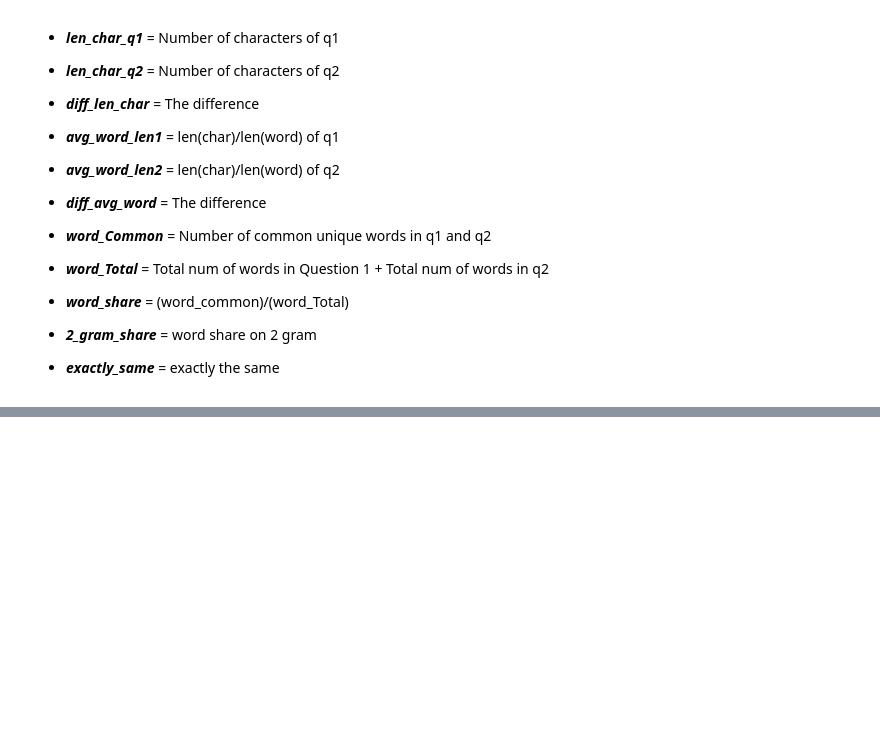
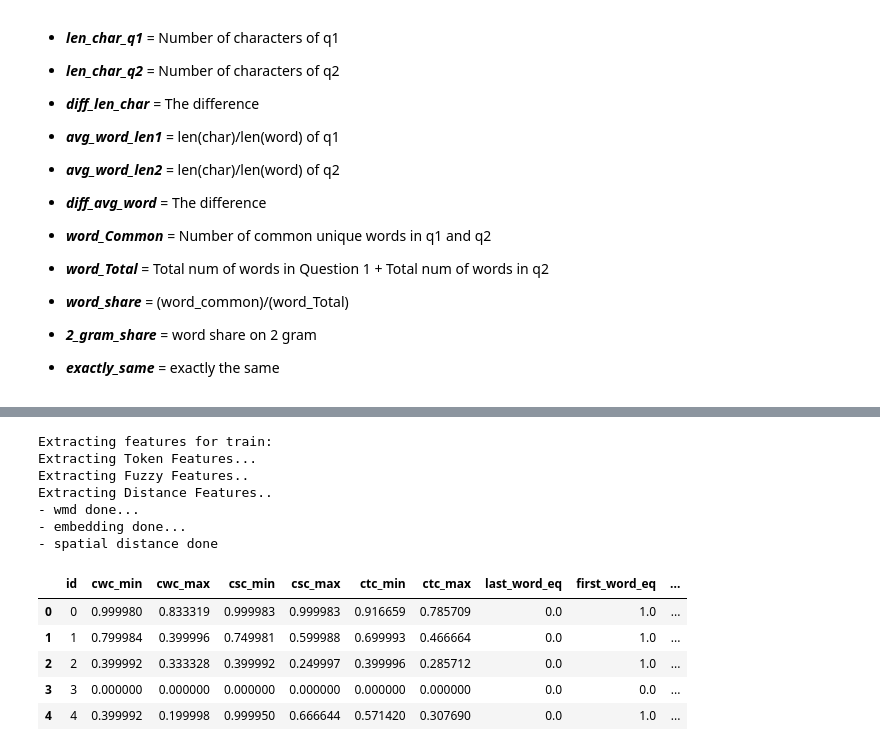
Before and after one commit to sebinbyju007/Intelligent_QA_using_Deep_Learning, a Jupyter notebook: feature_engineering.ipynb, the cells around one changed output, grey strips where cells are left out. Drawn from its saved outputs; the diff is of its cells as text; code cells hidden in the pictures; blank space fills up the shorter version.

```diff
--- a/feature_engineering.ipynb
+++ b/feature_engineering.ipynb
@@ -189,0 +290,3 @@ df.head()
+# %%
+glove2word2vec(glove_input_file="/content/drive/MyDrive/Project/glove.840B.300d.txt", word2vec_output_file="glove_vectors.txt")
+glove_model = KeyedVectors.load_word2vec_format("glove_vectors.txt", binary=False)
@@ -189,0 +406,53 @@ df.head()
+# %%
+def extract_features(df):
+    df["question1"] = df["question1"].fillna("").apply(preprocess)
+    df["question2"] = df["question2"].fillna("").apply(preprocess)
+
+    print("Extracting Token Features...")
+
+    token_features = df.apply(lambda x: get_token_features(x["question1"], x["question2"]), axis=1)
+
+    df["cwc_min"]       = list(map(lambda x: x[0], token_features))
+    df["cwc_max"]       = list(map(lambda x: x[1], token_features))
+    df["csc_min"]       = list(map(lambda x: x[2], token_features))
+    df["csc_max"]       = list(map(lambda x: x[3], token_features))
+    df["ctc_min"]       = list(map(lambda x: x[4], token_features))
+    df["ctc_max"]       = list(map(lambda x: x[5], token_features))
+    df["last_word_eq"]  = list(map(lambda x: x[6], token_features))
+    df["first_word_eq"] = list(map(lambda x: x[7], token_features))
+    df["abs_len_diff"]  = list(map(lambda x: x[8], token_features))
+    df["mean_len"]      = list(map(lambda x: x[9], token_features))
+
+    print("Extracting Fuzzy Features..")
+
+    df["token_set_ratio"]       = df.apply(lambda x: fuzz.token_set_ratio(x["question1"], x["question2"]), axis=1)
+    df["token_sort_ratio"]      = df.apply(lambda x: fuzz.token_sort_ratio(x["question1"], x["question2"]), axis=1)
+    df["fuzz_ratio"]            = df.apply(lambda x: fuzz.QRatio(x["question1"], x["question2"]), axis=1)
+    df["fuzz_partial_ratio"]    = df.apply(lambda x: fuzz.partial_ratio(x["question1"], x["question2"]), axis=1)
+    df["longest_substr_ratio"]  = df.apply(lambda x: get_longest_substr_ratio(x["question1"], x["question2"]), axis=1)
+    return df
+# %%
+if os.path.isfile('feature_nlp.csv'):
+    df_nlp = pd.read_csv("feature_nlp.csv",encoding='latin-1')
+else:
+    print("Extracting features for train:")
+    df = pd.read_csv("/content/drive/MyDrive/Project/train.csv.zip")
+    df = extract_features(df)
+    df = get_distance_features(df)
+    df = df.drop(['qid1','qid2','question1','question2','is_duplicate'], axis=1)
+    df.to_csv("feature_nlp.csv", index=False)
+df.head()
+# %% [output]
+Extracting features for train:
+Extracting Token Features...
+Extracting Fuzzy Features..
+Extracting Distance Features..
+- wmd done...
+- embedding done...
+- spatial distance done
+|  | id | cwc_min | cwc_max | csc_min | csc_max | ctc_min | ctc_max | last_word_eq | first_word_eq | ... |
+| 0 | 0 | 0.999980 | 0.833319 | 0.999983 | 0.999983 | 0.916659 | 0.785709 | 0.0 | 1.0 | ... |
+| 1 | 1 | 0.799984 | 0.399996 | 0.749981 | 0.599988 | 0.699993 | 0.466664 | 0.0 | 1.0 | ... |
+| 2 | 2 | 0.399992 | 0.333328 | 0.399992 | 0.249997 | 0.399996 | 0.285712 | 0.0 | 1.0 | ... |
+| 3 | 3 | 0.000000 | 0.000000 | 0.000000 | 0.000000 | 0.000000 | 0.000000 | 0.0 | 0.0 | ... |
+| 4 | 4 | 0.399992 | 0.199998 | 0.999950 | 0.666644 | 0.571420 | 0.307690 | 0.0 | 1.0 | ... |
```
Also changed, not shown: parts of 8 cells of this notebook.
